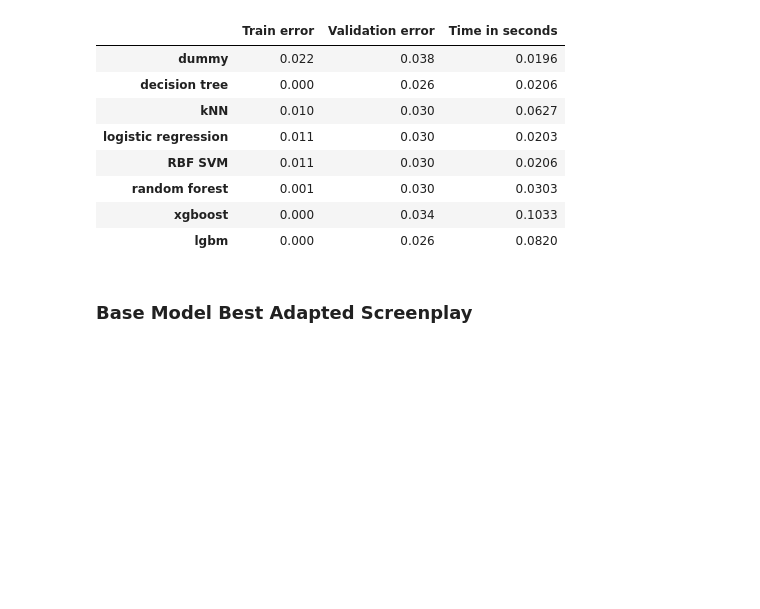
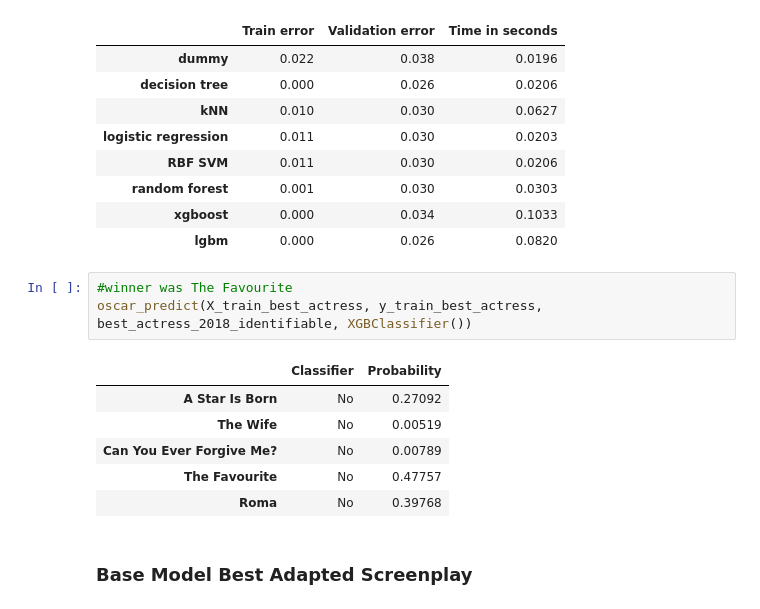
Before and after one commit to MrThomasPin/Oscar-Machine-Learning, a Jupyter notebook: oscar-predictor-ml.ipynb, the cells around one changed output. Saved outputs shown, nothing was run; the diff lists cells and outputs as text; blank space fills up the shorter version.

```diff
--- a/oscar-predictor-ml.ipynb
+++ b/oscar-predictor-ml.ipynb
@@ -383,6 +393,16 @@ diff_class_ml(X_train_best_actress, X_test_best_actress, y_train_best_actress, y
 | random forest | 0.001 | 0.030 | 0.0303 |
 | xgboost | 0.000 | 0.034 | 0.1033 |
 | lgbm | 0.000 | 0.026 | 0.0820 |
+# %%
+#winner was The Favourite
+oscar_predict(X_train_best_actress, y_train_best_actress, best_actress_2018_identifiable, XGBClassifier())
+# %% [output]
+|  | Classifier | Probability |
+| A Star Is Born | No | 0.27092 |
+| The Wife | No | 0.00519 |
+| Can You Ever Forgive Me? | No | 0.00789 |
+| The Favourite | No | 0.47757 |
+| Roma | No | 0.39768 |
 # %% [markdown]
 ### Base Model Best Adapted Screenplay
 # %%
```
Also changed, not shown: parts of 12 cells of this notebook.
